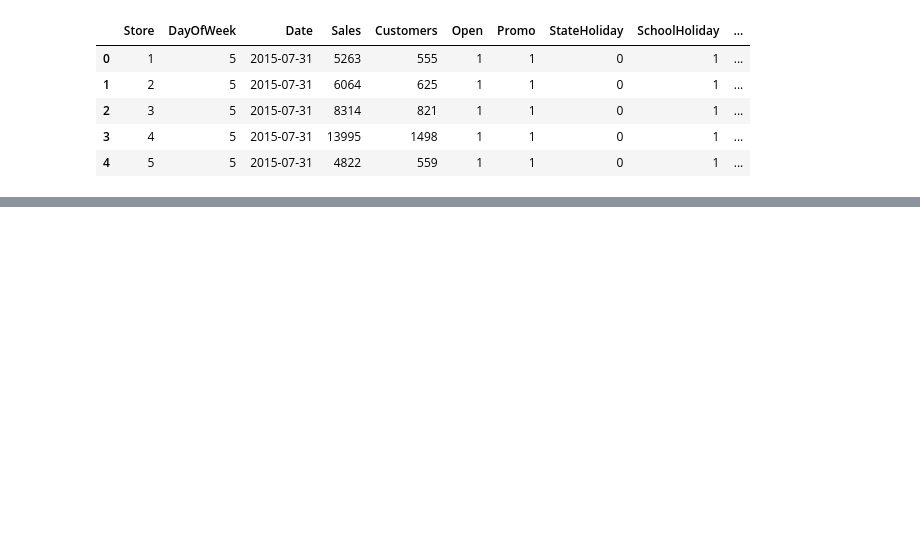
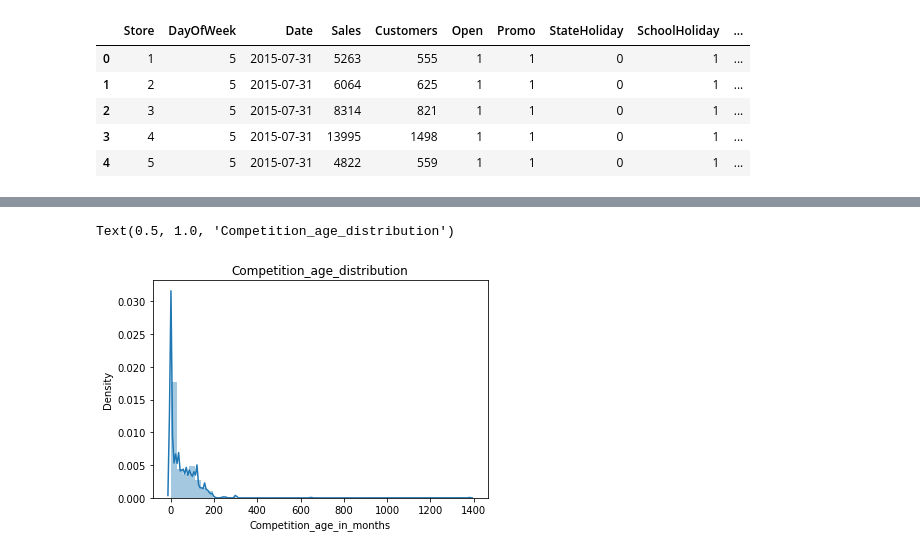
Before and after one commit to omkar123katare/Capstone_2_Retail_sales_prediction, a Jupyter notebook: retail_sales__predicton_capstone_2.ipynb, the cells around one changed output, grey strips where cells are left out. Drawn from its saved outputs; the diff is of its cells as text; code cells hidden in the pictures; blank space fills up the shorter version.

```diff
--- a/retail_sales__predicton_capstone_2.ipynb
+++ b/retail_sales__predicton_capstone_2.ipynb
@@ -537,0 +613,6 @@ AssertionError: ignored
+# %%
+sns.distplot(new_df['Competition_age_in_months'])
+plt.title('Competition_age_distribution')
+# %% [output]
+Text(0.5, 1.0, 'Competition_age_distribution')
+[figure, added]
```
Also changed, not shown: parts of 34 cells of this notebook.
